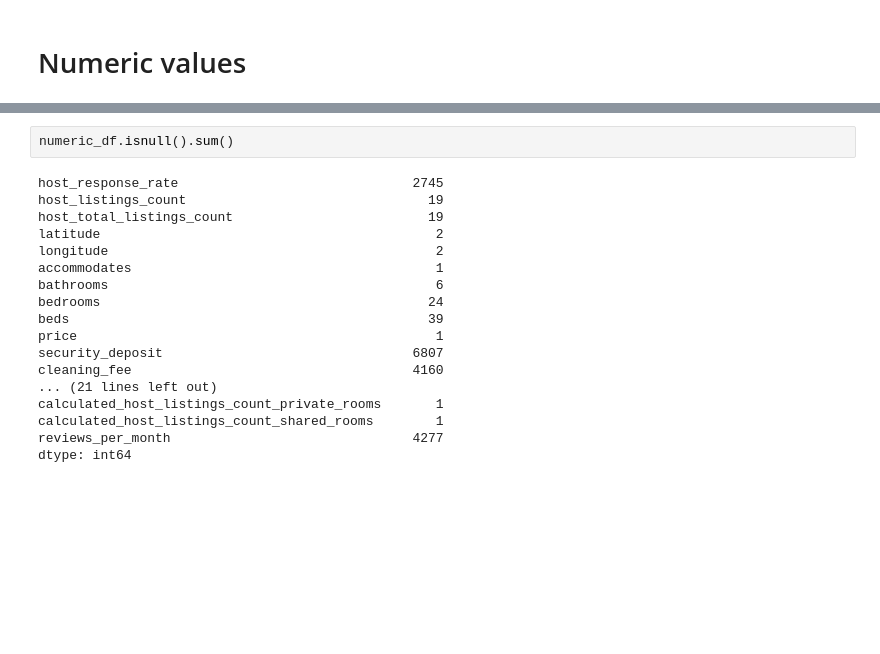
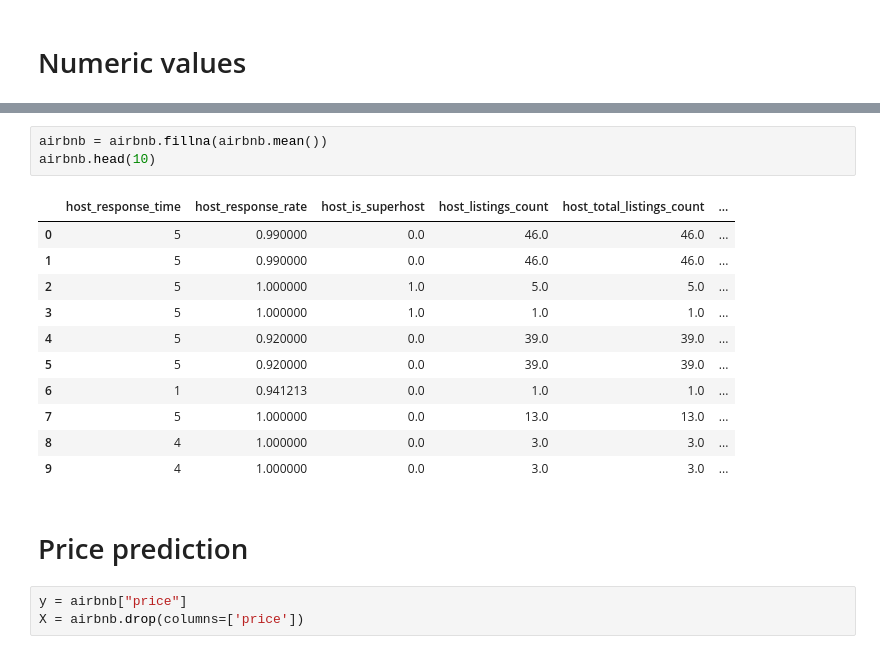
Before and after one commit to data-guild/airbnb-ml, a Jupyter notebook: notebooks/airbnb-bacelona-emma.ipynb, the cells around one changed output, grey strips where cells are left out. Saved outputs shown, nothing was run; the diff lists cells and outputs as text; blank space fills up the shorter version.

```diff
--- a/notebooks/airbnb-bacelona-emma.ipynb
+++ b/notebooks/airbnb-bacelona-emma.ipynb
@@ -123,20 +109,20 @@ numeric_df.head(1)
-# %%
-numeric_df.isnull().sum()
-# %% [output]
-host_response_rate                              2745
-host_listings_count                               19
-host_total_listings_count                         19
-latitude                                           2
-longitude                                          2
-accommodates                                       1
-bathrooms                                          6
-bedrooms                                          24
-beds                                              39
-price                                              1
-security_deposit                                6807
-cleaning_fee                                    4160
-... (21 lines left out)
-calculated_host_listings_count_private_rooms       1
-calculated_host_listings_count_shared_rooms        1
-reviews_per_month                               4277
-dtype: int64
+# %%
+airbnb = airbnb.fillna(airbnb.mean())
+airbnb.head(10)
+# %% [output]
+|  | host_response_time | host_response_rate | host_is_superhost | host_listings_count | host_total_listings_count | ... |
+| 0 | 5 | 0.990000 | 0.0 | 46.0 | 46.0 | ... |
+| 1 | 5 | 0.990000 | 0.0 | 46.0 | 46.0 | ... |
+| 2 | 5 | 1.000000 | 1.0 | 5.0 | 5.0 | ... |
+| 3 | 5 | 1.000000 | 1.0 | 1.0 | 1.0 | ... |
+| 4 | 5 | 0.920000 | 0.0 | 39.0 | 39.0 | ... |
+| 5 | 5 | 0.920000 | 0.0 | 39.0 | 39.0 | ... |
+| 6 | 1 | 0.941213 | 0.0 | 1.0 | 1.0 | ... |
+| 7 | 5 | 1.000000 | 0.0 | 13.0 | 13.0 | ... |
+| 8 | 4 | 1.000000 | 0.0 | 3.0 | 3.0 | ... |
+| 9 | 4 | 1.000000 | 0.0 | 3.0 | 3.0 | ... |
+# %% [markdown]
+# Price prediction
+# %%
+y = airbnb["price"]
+X = airbnb.drop(columns=['price'])
```
Also changed, not shown: parts of 12 cells of this notebook, 1 other file.
